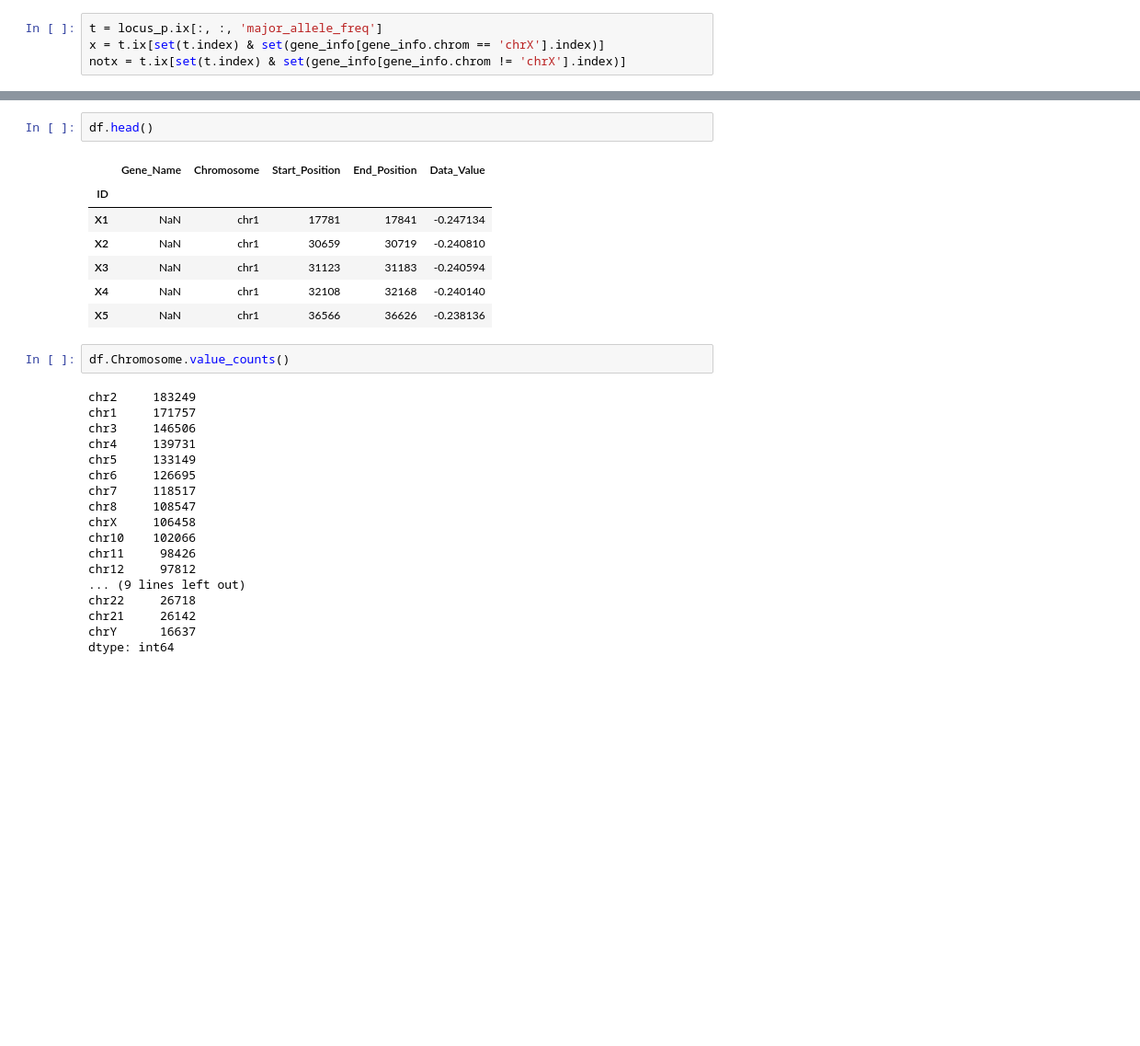
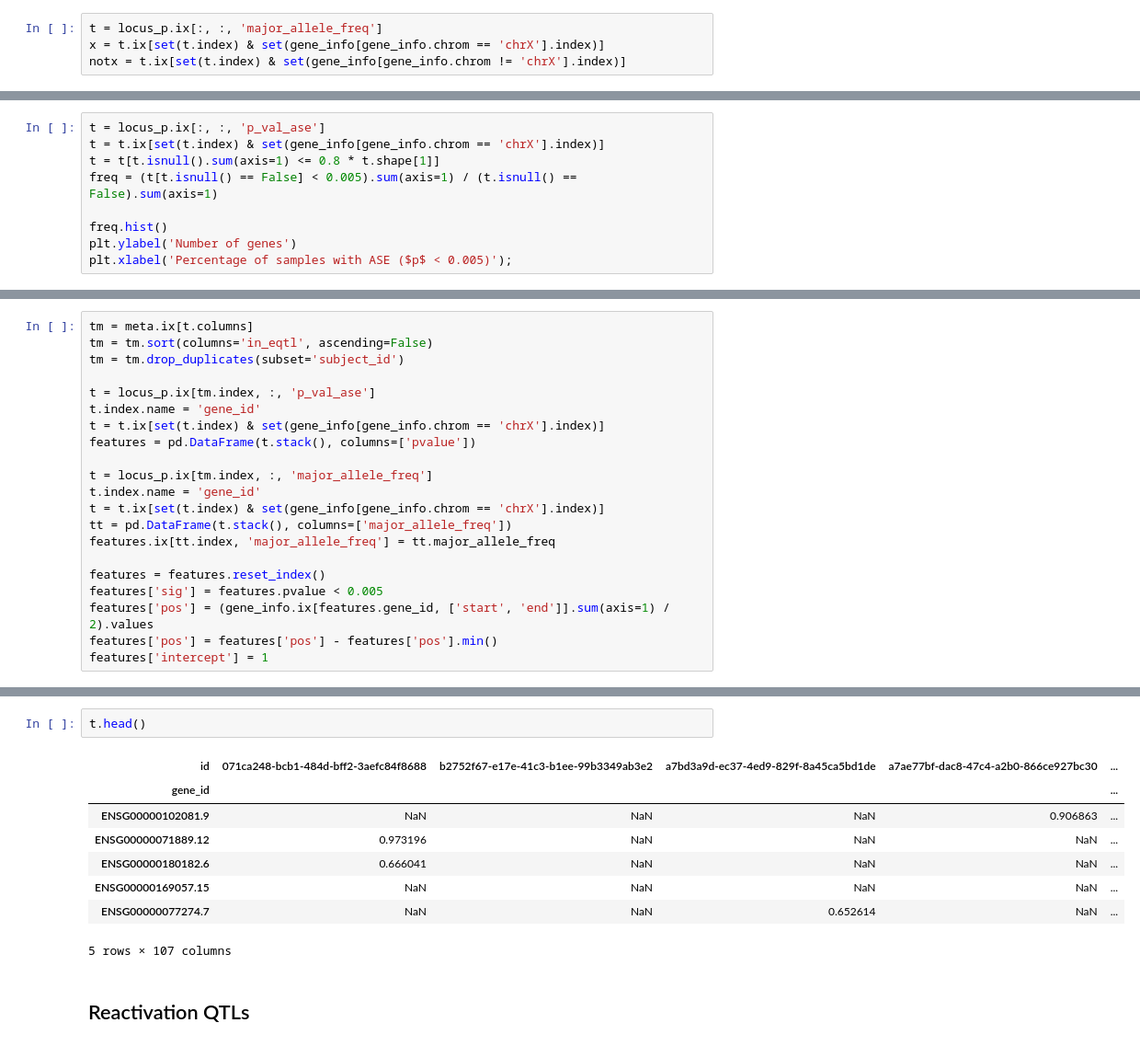
Before and after one commit to frazer-lab/cardips-ipsc-eqtl, a Jupyter notebook: notebooks/X Inactivation.ipynb, the cells around one changed output, grey strips where cells are left out. Shown at 92% size. Saved outputs shown, nothing was run; the diff lists cells and outputs as text; blank space fills up the shorter version.

```diff
--- a/notebooks/X Inactivation.ipynb
+++ b/notebooks/X Inactivation.ipynb
@@ -132,0 +260,9 @@ notx = t.ix[set(t.index) & set(gene_info[gene_info.chrom != 'chrX'].index)]
+# %%
+t = locus_p.ix[:, :, 'p_val_ase']
+t = t.ix[set(t.index) & set(gene_info[gene_info.chrom == 'chrX'].index)]
+t = t[t.isnull().sum(axis=1) <= 0.8 * t.shape[1]]
+freq = (t[t.isnull() == False] < 0.005).sum(axis=1) / (t.isnull() == False).sum(axis=1)
+
+freq.hist()
+plt.ylabel('Number of genes')
+plt.xlabel('Percentage of samples with ASE ($p$ < 0.005)');
@@ -132,0 +291,21 @@ notx = t.ix[set(t.index) & set(gene_info[gene_info.chrom != 'chrX'].index)]
+# %%
+tm = meta.ix[t.columns]
+tm = tm.sort(columns='in_eqtl', ascending=False)
+tm = tm.drop_duplicates(subset='subject_id')
+
+t = locus_p.ix[tm.index, :, 'p_val_ase']
+t.index.name = 'gene_id'
+t = t.ix[set(t.index) & set(gene_info[gene_info.chrom == 'chrX'].index)]
+features = pd.DataFrame(t.stack(), columns=['pvalue'])
+
+t = locus_p.ix[tm.index, :, 'major_allele_freq']
+t.index.name = 'gene_id'
+t = t.ix[set(t.index) & set(gene_info[gene_info.chrom == 'chrX'].index)]
+tt = pd.DataFrame(t.stack(), columns=['major_allele_freq'])
+features.ix[tt.index, 'major_allele_freq'] = tt.major_allele_freq
+
+features = features.reset_index()
+features['sig'] = features.pvalue < 0.005
+features['pos'] = (gene_info.ix[features.gene_id, ['start', 'end']].sum(axis=1) / 2).values
+features['pos'] = features['pos'] - features['pos'].min()
+features['intercept'] = 1
@@ -201,30 +460,13 @@ df = pd.read_table('/raid3/projects/CARDIPS/analysis/cardips-ipsc-eqtl/sandbox/R
 # %%
-df.head()
+t.head()
 # %% [output]
-|  | Gene_Name | Chromosome | Start_Position | End_Position | Data_Value |
-| ID |  |  |  |  |  |
-| X1 | NaN | chr1 | 17781 | 17841 | -0.247134 |
-| X2 | NaN | chr1 | 30659 | 30719 | -0.240810 |
-| X3 | NaN | chr1 | 31123 | 31183 | -0.240594 |
-| X4 | NaN | chr1 | 32108 | 32168 | -0.240140 |
-| X5 | NaN | chr1 | 36566 | 36626 | -0.238136 |
+| id | 071ca248-bcb1-484d-bff2-3aefc84f8688 | b2752f67-e17e-41c3-b1ee-99b3349ab3e2 | a7bd3a9d-ec37-4ed9-829f-8a45ca5bd1de | a7ae77bf-dac8-47c4-a2b0-866ce927bc30 | ... |
+| gene_id |  |  |  |  | ... |
+| ENSG00000102081.9 | NaN | NaN | NaN | 0.906863 | ... |
+| ENSG00000071889.12 | 0.973196 | NaN | NaN | NaN | ... |
+| ENSG00000180182.6 | 0.666041 | NaN | NaN | NaN | ... |
+| ENSG00000169057.15 | NaN | NaN | NaN | NaN | ... |
+| ENSG00000077274.7 | NaN | NaN | 0.652614 | NaN | ... |
+5 rows × 107 columns
-# %%
-df.Chromosome.value_counts()
-# %% [output]
-chr2     183249
-chr1     171757
-chr3     146506
-chr4     139731
-chr5     133149
-chr6     126695
-chr7     118517
-chr8     108547
-chrX     106458
-chr10    102066
-chr11     98426
-chr12     97812
-... (9 lines left out)
-chr22     26718
-chr21     26142
-chrY      16637
-dtype: int64
+# %% [markdown]
+## Reactivation QTLs
```
Also changed, not shown: parts of 42 cells of this notebook, 5 other files.
